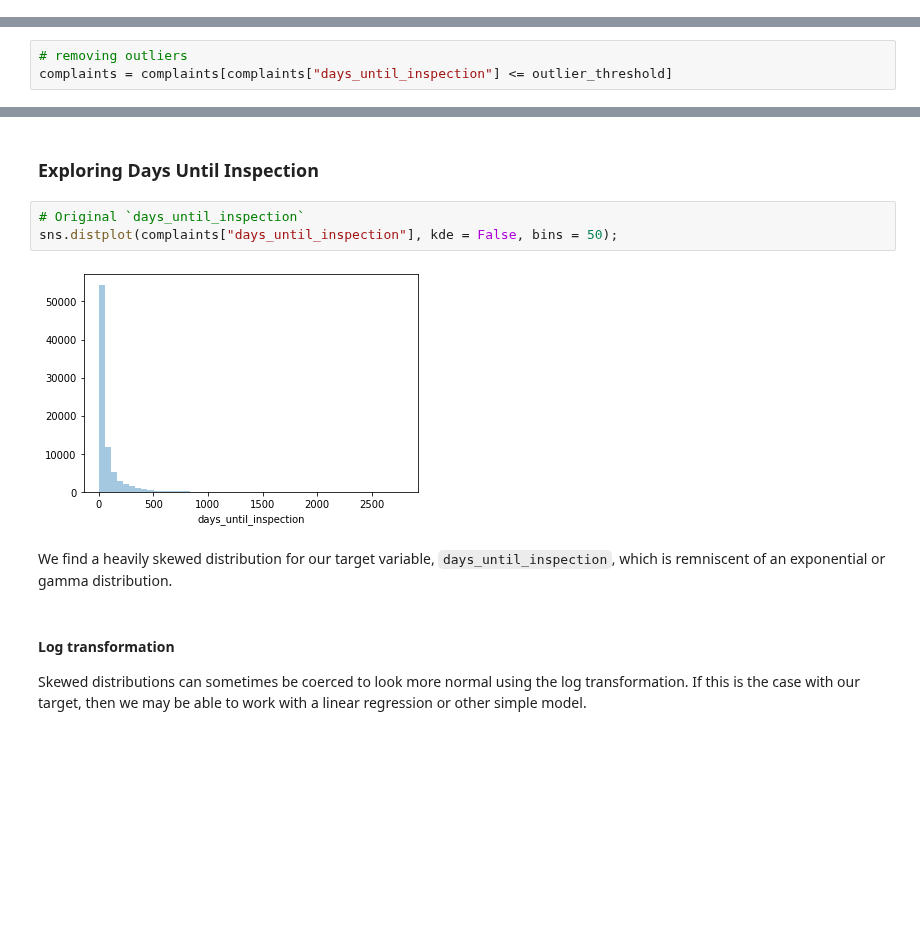
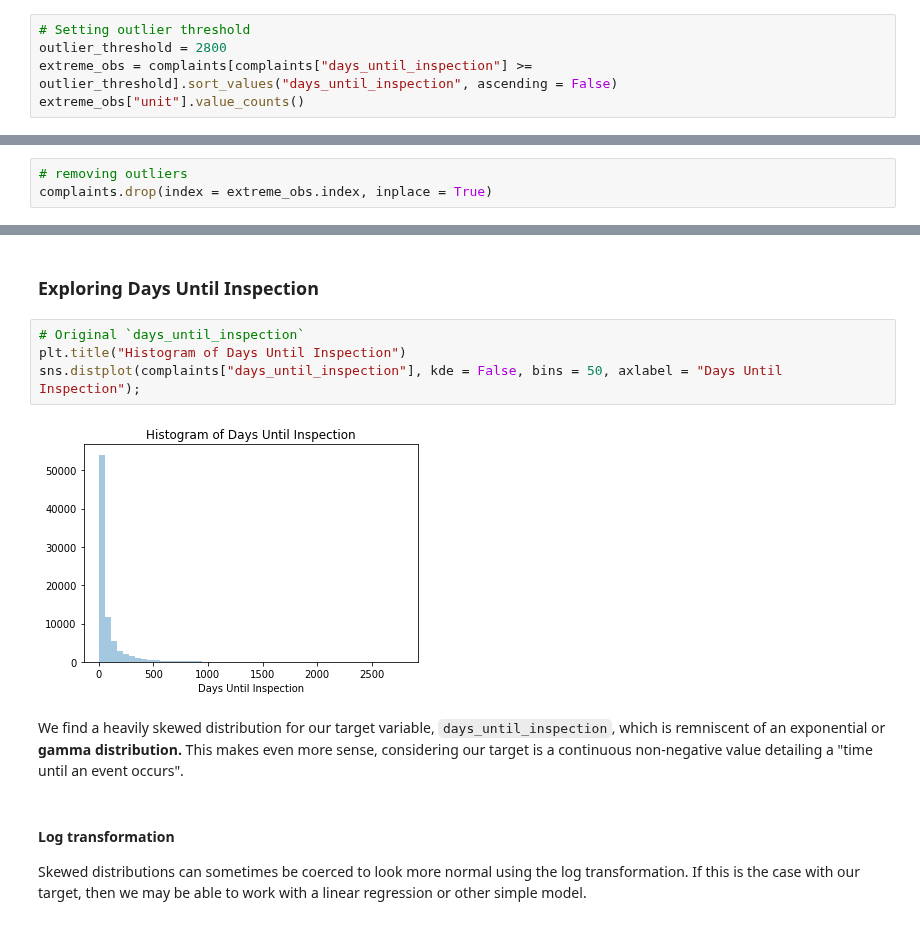
Before and after one commit to Shaddyjr/dob_complaints, a Jupyter notebook: dob_complaints.ipynb, the cells around one changed output, grey strips where cells are left out. Cells and saved outputs as stored; diff of their text form; blank space fills up the shorter version.

```diff
--- a/dob_complaints.ipynb
+++ b/dob_complaints.ipynb
@@ -137,0 +148,5 @@ complaints[complaints["days_until_inspection"] > outlier_threshold].shape
+# %%
+# Setting outlier threshold
+outlier_threshold = 2800
+extreme_obs = complaints[complaints["days_until_inspection"] >= outlier_threshold].sort_values("days_until_inspection", ascending = False)
+extreme_obs["unit"].value_counts()
@@ -140,6 +178,6 @@ We find 27 outlier observations, which account for about .03% of the data.
-# %%
-# removing outliers
-complaints = complaints[complaints["days_until_inspection"] <= outlier_threshold]
+# %%
+# removing outliers
+complaints.drop(index = extreme_obs.index, inplace = True)
 # %% [markdown]
 ## Exploratory Data Analysis
 # %% [markdown]
@@ -185,11 +223,12 @@ def graph_time_aggregation(dataset, x, y, time_span, title):
 ### Exploring Days Until Inspection
 # %%
 # Original `days_until_inspection`
-sns.distplot(complaints["days_until_inspection"], kde = False, bins = 50);
+plt.title("Histogram of Days Until Inspection")
+sns.distplot(complaints["days_until_inspection"], kde = False, bins = 50, axlabel = "Days Until Inspection");
 # %% [output]
-[figure, old version]
+[figure, new version]
 # %% [markdown]
-We find a heavily skewed distribution for our target variable, `days_until_inspection`, which is remniscent of an exponential or gamma distribution.
+We find a heavily skewed distribution for our target variable, `days_until_inspection`, which is remniscent of an exponential or __gamma distribution.__ This makes even more sense, considering our target is a continuous non-negative value detailing a "time until an event occurs".
 # %% [markdown]
 #### Log transformation
 Skewed distributions can sometimes be coerced to look more normal using the log transformation. If this is the case with our target, then we may be able to work with a linear regression or other simple model.
```
Also changed, not shown: parts of 101 cells of this notebook, 2 other files.
